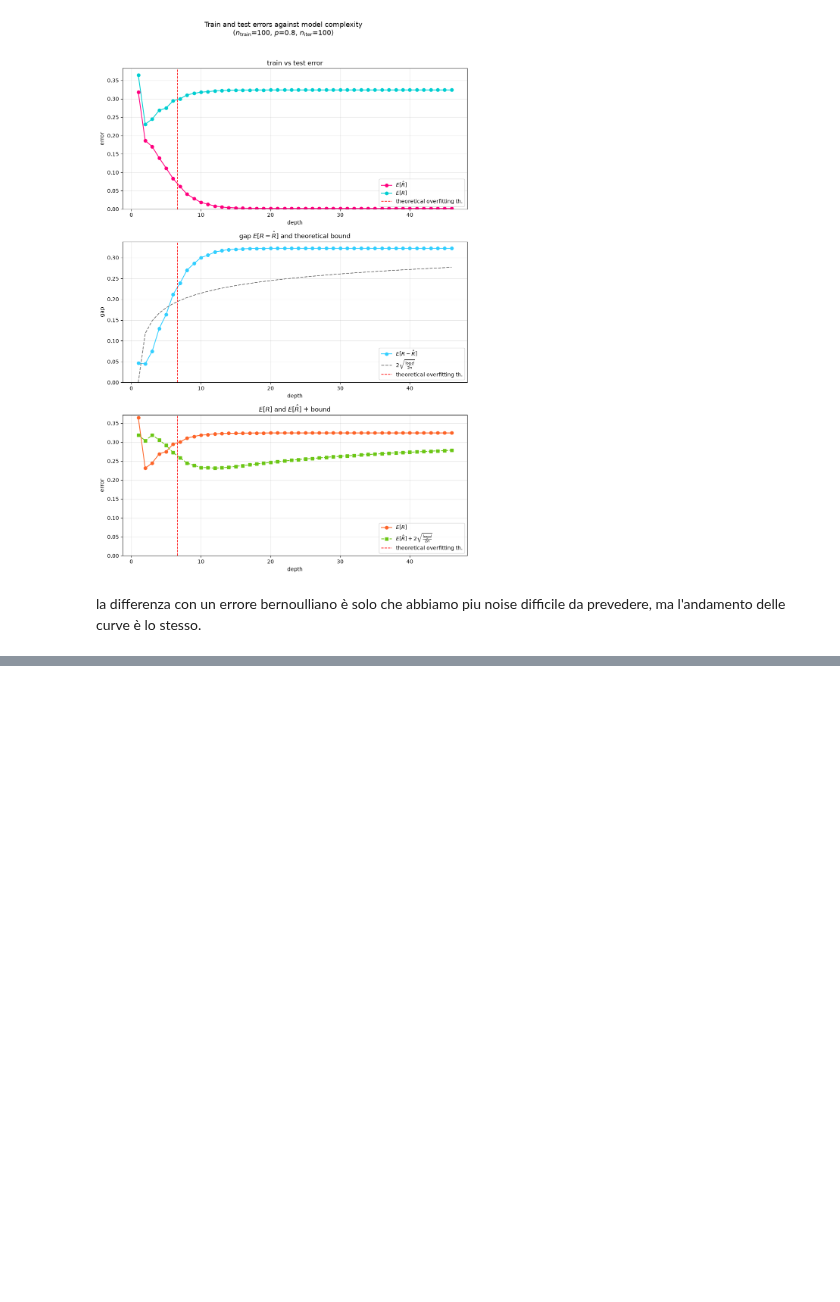
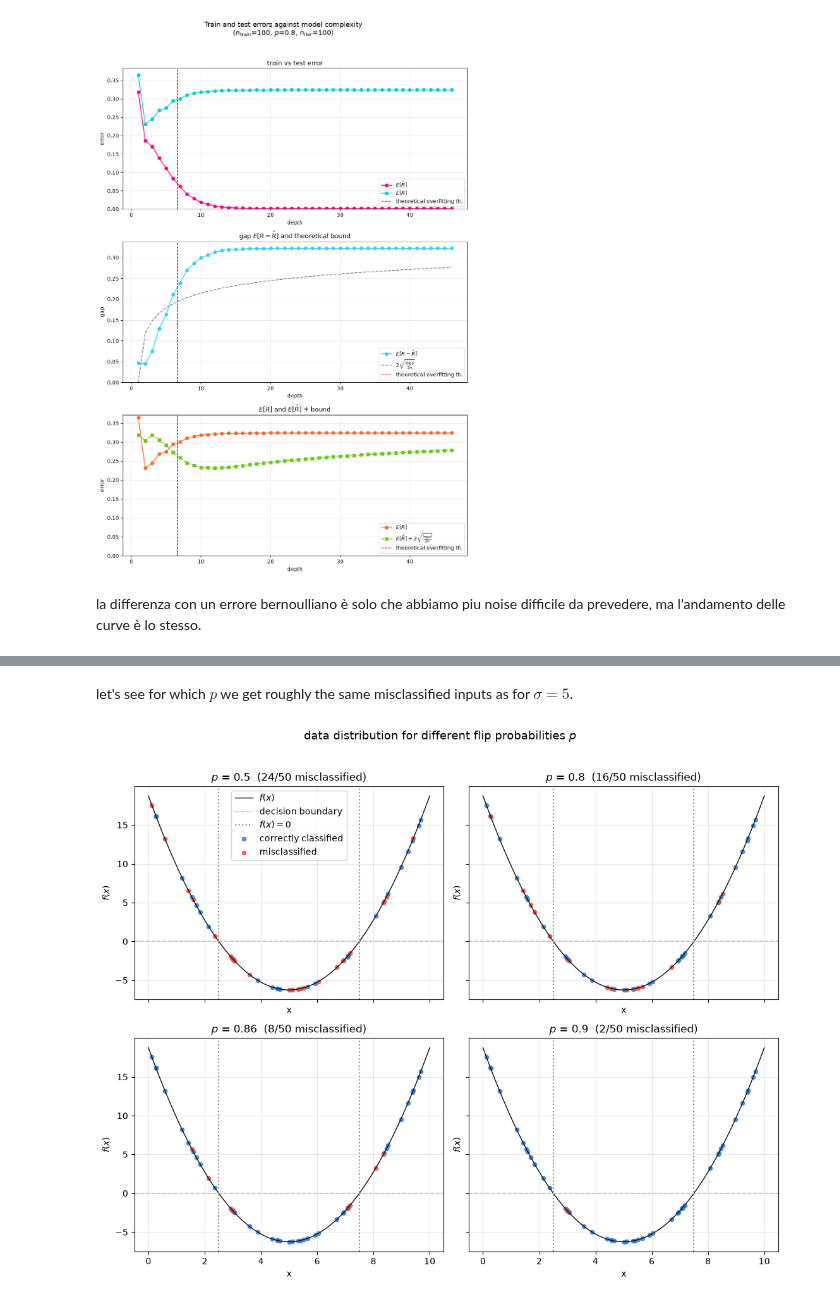
Before and after one commit to matildedol/tesi, a Jupyter notebook: code/noise_structure.ipynb, the cells around one changed output, grey strips where cells are left out. Drawn from its saved outputs; the diff is of its cells as text; code cells hidden in the pictures; blank space fills up the shorter version.

```diff
--- a/code/noise_structure.ipynb
+++ b/code/noise_structure.ipynb
@@ -69,0 +74,8 @@ la differenza con un errore bernoulliano è solo che abbiamo piu noise difficile
+# %% [markdown]
+let's see for which $p$ we get roughly the same misclassified inputs as for $\sigma = 5$.
+# %%
+# explore data for bernoulli noise
+
+explore_data(fun = centered_parabola, n_train = 50, supp_size = 10_000, error_type = 'bernoulli', probs = (0.5,0.8,0.86,0.9))
+# %% [output]
+[figure, added]
```
Also changed, not shown: parts of 10 cells of this notebook.
